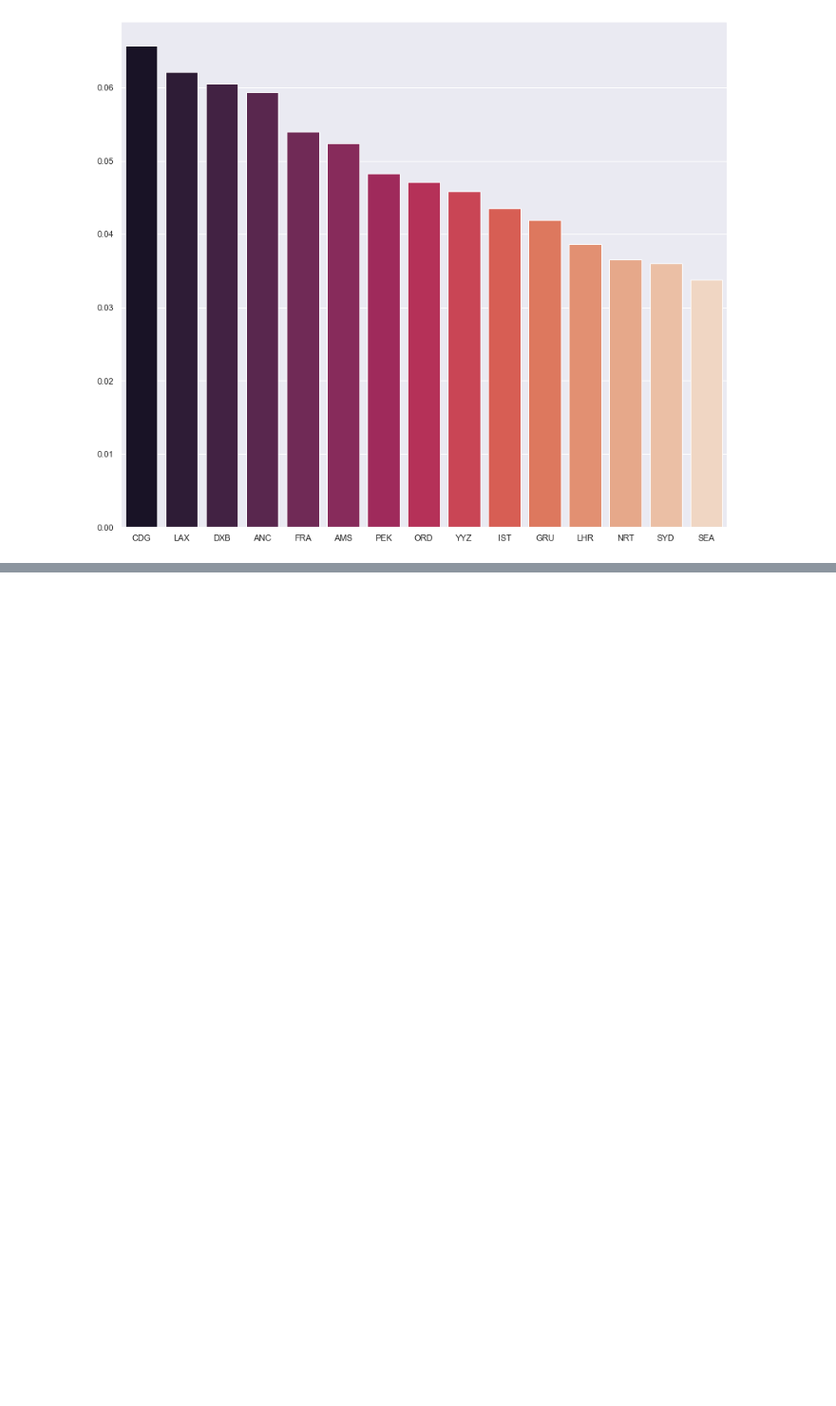
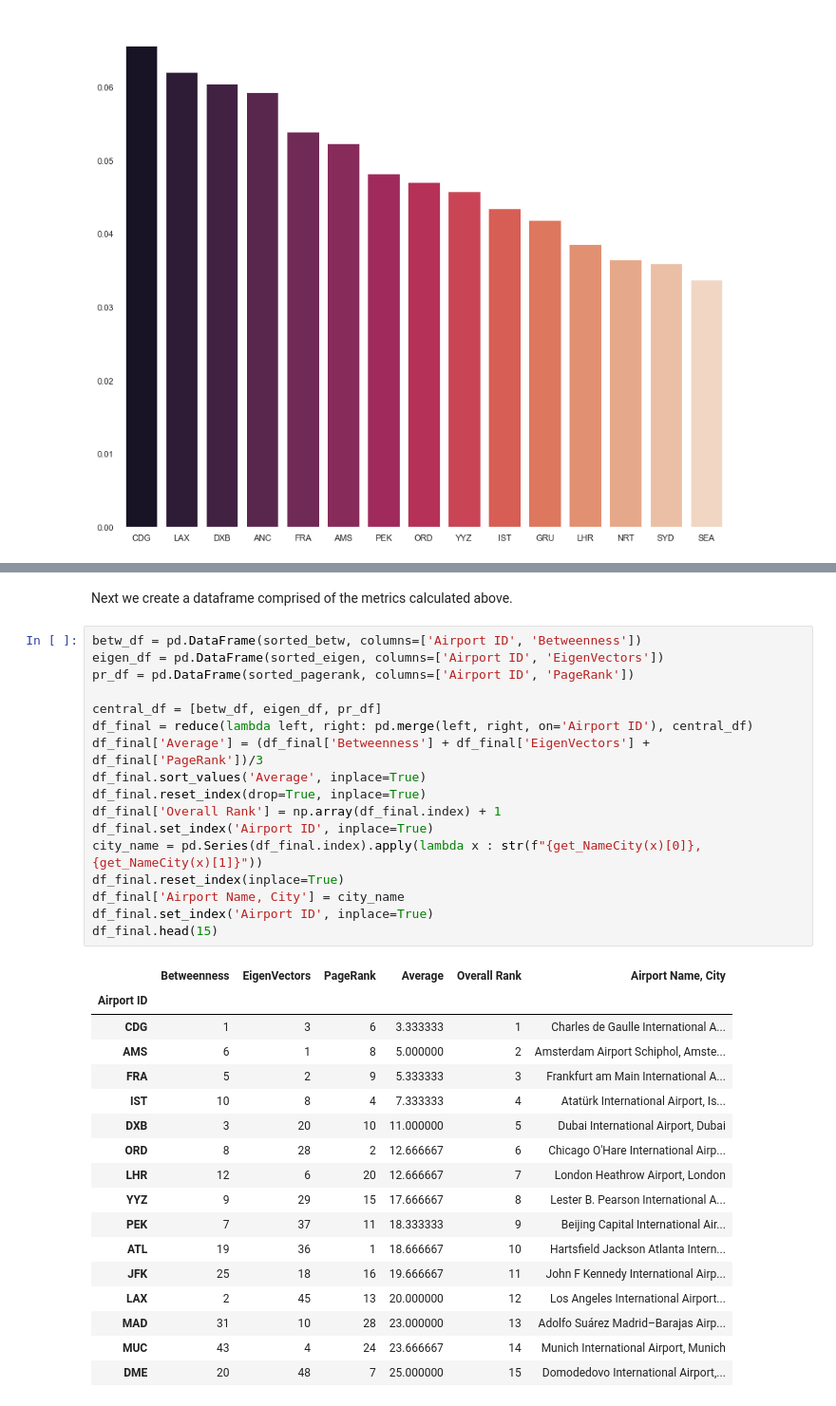
Before and after one commit to smammc/network_science_project, a Jupyter notebook: network_science_project.ipynb, the cells around one changed output, grey strips where cells are left out. Shown at 95% size. Cells and saved outputs as stored; diff of their text form; blank space fills up the shorter version.

```diff
--- a/network_science_project.ipynb
+++ b/network_science_project.ipynb
@@ -265,0 +315,37 @@ In terms of betweenness, the top 15 nodes are:
+# %% [markdown]
+Next we create a dataframe comprised of the metrics calculated above.
+# %%
+betw_df = pd.DataFrame(sorted_betw, columns=['Airport ID', 'Betweenness'])
+eigen_df = pd.DataFrame(sorted_eigen, columns=['Airport ID', 'EigenVectors'])
+pr_df = pd.DataFrame(sorted_pagerank, columns=['Airport ID', 'PageRank'])
+
+central_df = [betw_df, eigen_df, pr_df]
+df_final = reduce(lambda left, right: pd.merge(left, right, on='Airport ID'), central_df)
+df_final['Average'] = (df_final['Betweenness'] + df_final['EigenVectors'] + df_final['PageRank'])/3
+df_final.sort_values('Average', inplace=True)
+df_final.reset_index(drop=True, inplace=True)
+df_final['Overall Rank'] = np.array(df_final.index) + 1
+df_final.set_index('Airport ID', inplace=True)
+city_name = pd.Series(df_final.index).apply(lambda x : str(f"{get_NameCity(x)[0]}, {get_NameCity(x)[1]}"))
+df_final.reset_index(inplace=True)
+df_final['Airport Name, City'] = city_name
+df_final.set_index('Airport ID', inplace=True)
+df_final.head(15)
+# %% [output]
+|  | Betweenness | EigenVectors | PageRank | Average | Overall Rank | Airport Name, City |
+| Airport ID |  |  |  |  |  |  |
+| CDG | 1 | 3 | 6 | 3.333333 | 1 | Charles de Gaulle International A... |
+| AMS | 6 | 1 | 8 | 5.000000 | 2 | Amsterdam Airport Schiphol, Amste... |
+| FRA | 5 | 2 | 9 | 5.333333 | 3 | Frankfurt am Main International A... |
+| IST | 10 | 8 | 4 | 7.333333 | 4 | Atatürk International Airport, Is... |
+| DXB | 3 | 20 | 10 | 11.000000 | 5 | Dubai International Airport, Dubai |
+| ORD | 8 | 28 | 2 | 12.666667 | 6 | Chicago O'Hare International Airp... |
+| LHR | 12 | 6 | 20 | 12.666667 | 7 | London Heathrow Airport, London |
+| YYZ | 9 | 29 | 15 | 17.666667 | 8 | Lester B. Pearson International A... |
+| PEK | 7 | 37 | 11 | 18.333333 | 9 | Beijing Capital International Air... |
+| ATL | 19 | 36 | 1 | 18.666667 | 10 | Hartsfield Jackson Atlanta Intern... |
+| JFK | 25 | 18 | 16 | 19.666667 | 11 | John F Kennedy International Airp... |
+| LAX | 2 | 45 | 13 | 20.000000 | 12 | Los Angeles International Airport... |
+| MAD | 31 | 10 | 28 | 23.000000 | 13 | Adolfo Suárez Madrid–Barajas Airp... |
+| MUC | 43 | 4 | 24 | 23.666667 | 14 | Munich International Airport, Munich |
+| DME | 20 | 48 | 7 | 25.000000 | 15 | Domodedovo International Airport,... |
```
Also changed, not shown: parts of 17 cells of this notebook.
